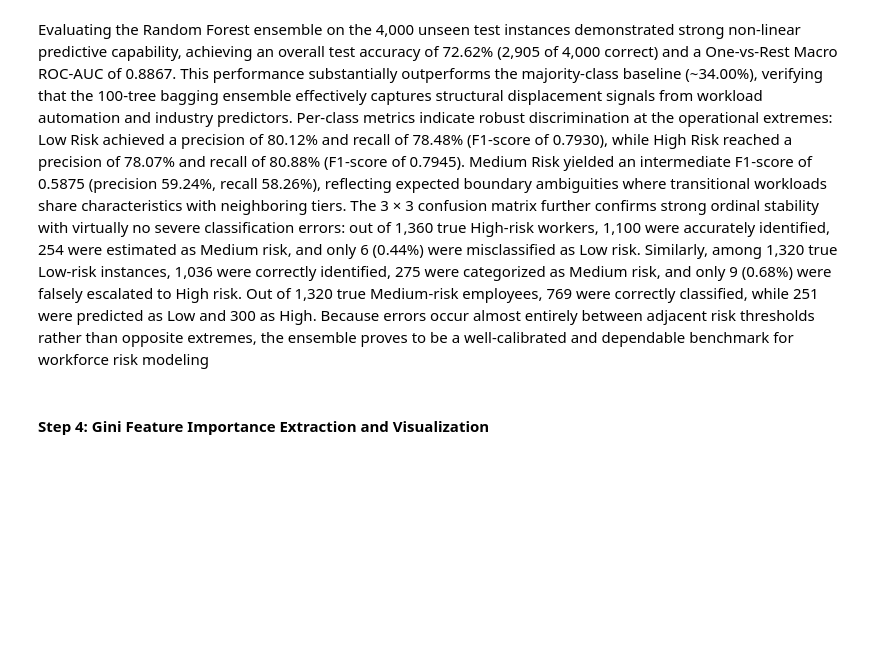
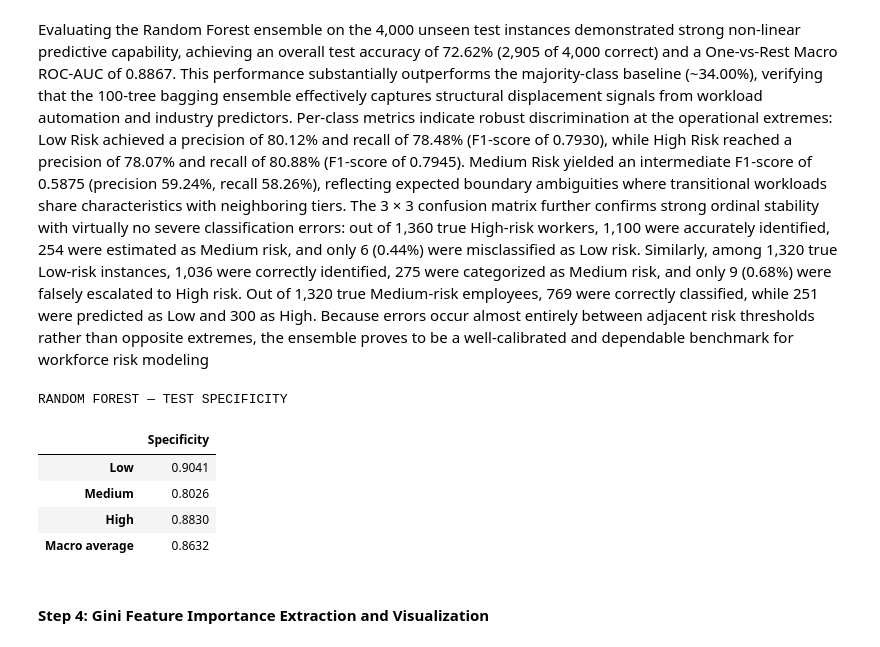
Before and after one commit to Samanzarei-9775/AAI500-Final-Project, a Jupyter notebook: notebooks/Training_models_merged.ipynb, the cells around one changed output. Drawn from its saved outputs; the diff is of its cells as text; code cells hidden in the pictures; blank space fills up the shorter version.

```diff
--- a/notebooks/Training_models_merged.ipynb
+++ b/notebooks/Training_models_merged.ipynb
@@ -515,3 +548,34 @@ Evaluating the Random Forest ensemble on the 4,000 unseen test instances demonst
+# %%
+from sklearn.metrics import recall_score
+import numpy as np
+import pandas as pd
+
+# Recall for the other categories (group 0) equals specificity.
+specificity_rf = [
+    recall_score(
+        np.asarray(y_test) == label,
+        np.asarray(y_test_pred_rf) == label,
+        pos_label=0
+    )
+    for label in [0, 1, 2]
+]
+
+specificity_table_rf = pd.DataFrame(
+    {"Specificity": specificity_rf},
+    index=["Low", "Medium", "High"]
+)
+
+specificity_table_rf.loc["Macro average"] = np.mean(specificity_rf)
+
+print("RANDOM FOREST — TEST SPECIFICITY")
+display(specificity_table_rf.round(4))
+# %% [output]
+RANDOM FOREST — TEST SPECIFICITY
+|  | Specificity |
+| Low | 0.9041 |
+| Medium | 0.8026 |
+| High | 0.8830 |
+| Macro average | 0.8632 |
 # %% [markdown]
 #### Step 4: Gini Feature Importance Extraction and Visualization
 # %%
```
Also changed, not shown: parts of 1 cell of this notebook, 2 other files.
